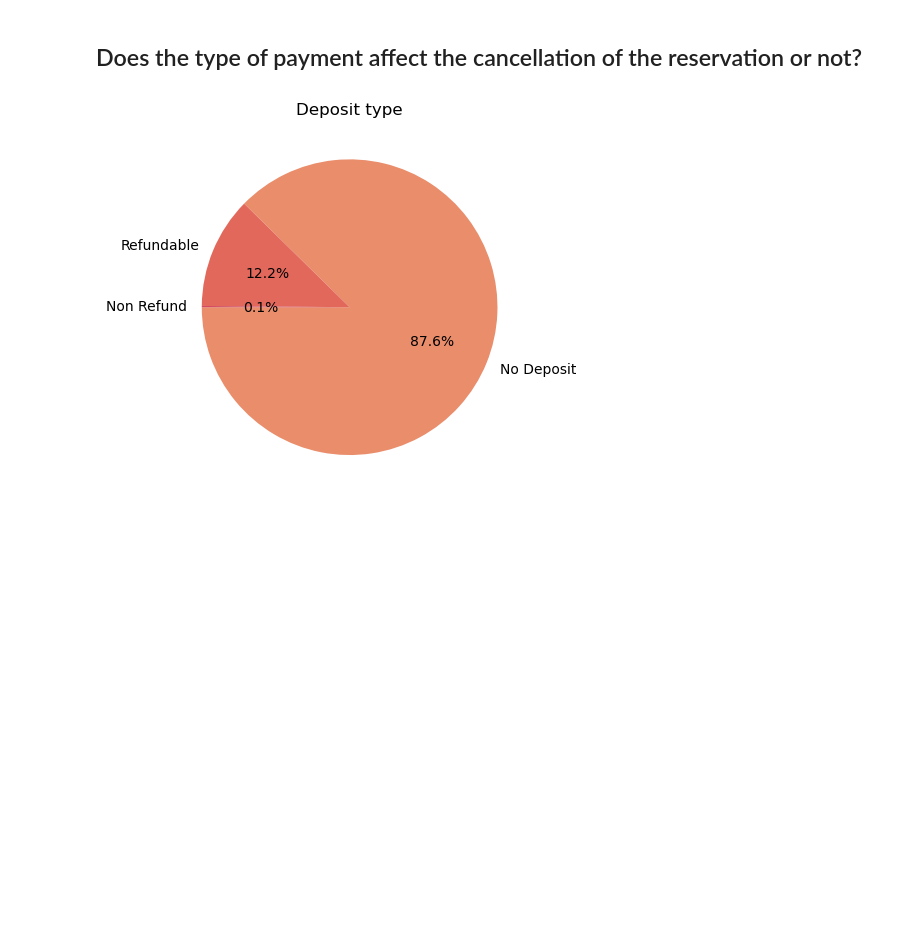
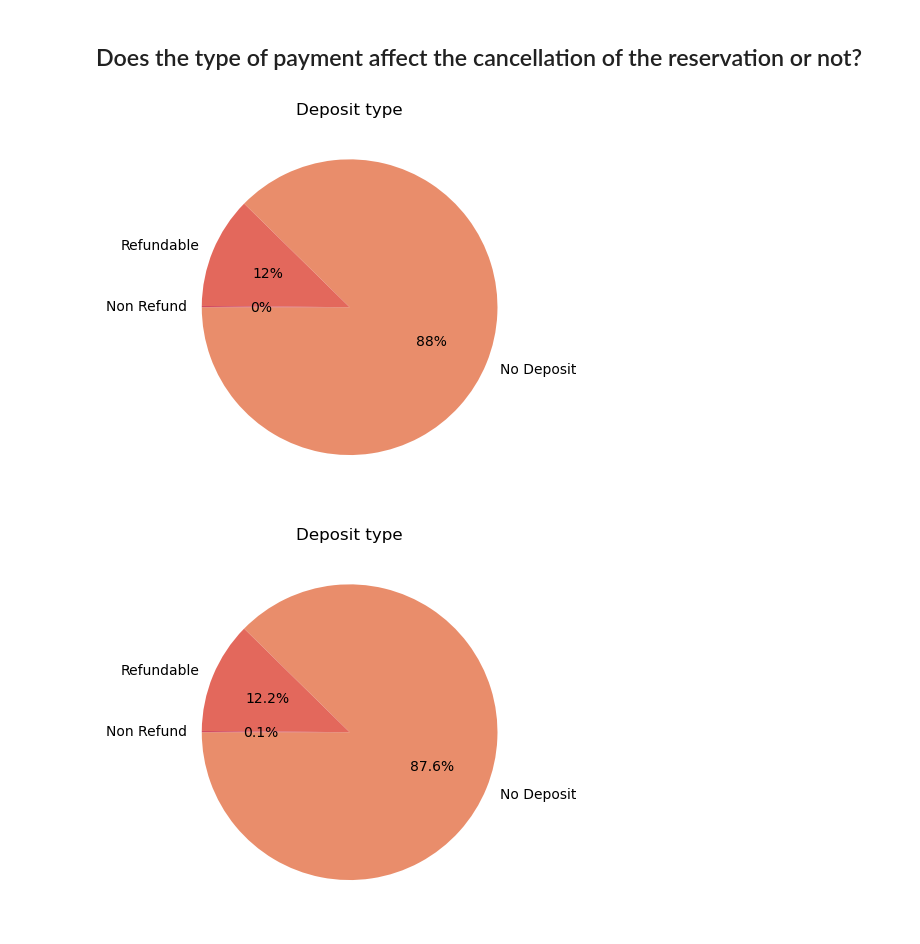
Before and after one commit to Tuwaiq-Data-Science-Bootcamp-V2/CV_Lab, a Jupyter notebook: CV_Assignment.ipynb, the cells around one changed output. Saved outputs shown, nothing was run; the diff lists cells and outputs as text; code cells hidden in the pictures; blank space fills up the shorter version.

```diff
--- a/CV_Assignment.ipynb
+++ b/CV_Assignment.ipynb
@@ -106,6 +106,14 @@ df.describe(include='object')
 ## Does the type of payment affect the cancellation of the reservation or not?
 # %%
 colors = [ '#B7C3F3', '#DD7596','#4F6272', '#8EB897']
+# %%
+plt.pie(df.deposit_type.value_counts(), autopct='%.0f%%',  startangle=180,labels=df.deposit_type.unique(),
+       colors=sns.color_palette("flare"))
+plt.title('Deposit type')
+
+plt.show()
+# %% [output]
+[figure, added]
 # %%
 plt.pie(df.deposit_type.value_counts(), autopct='%.1f%%',  startangle=180,labels=df.deposit_type.unique(),
        colors=sns.color_palette("flare"))
```
